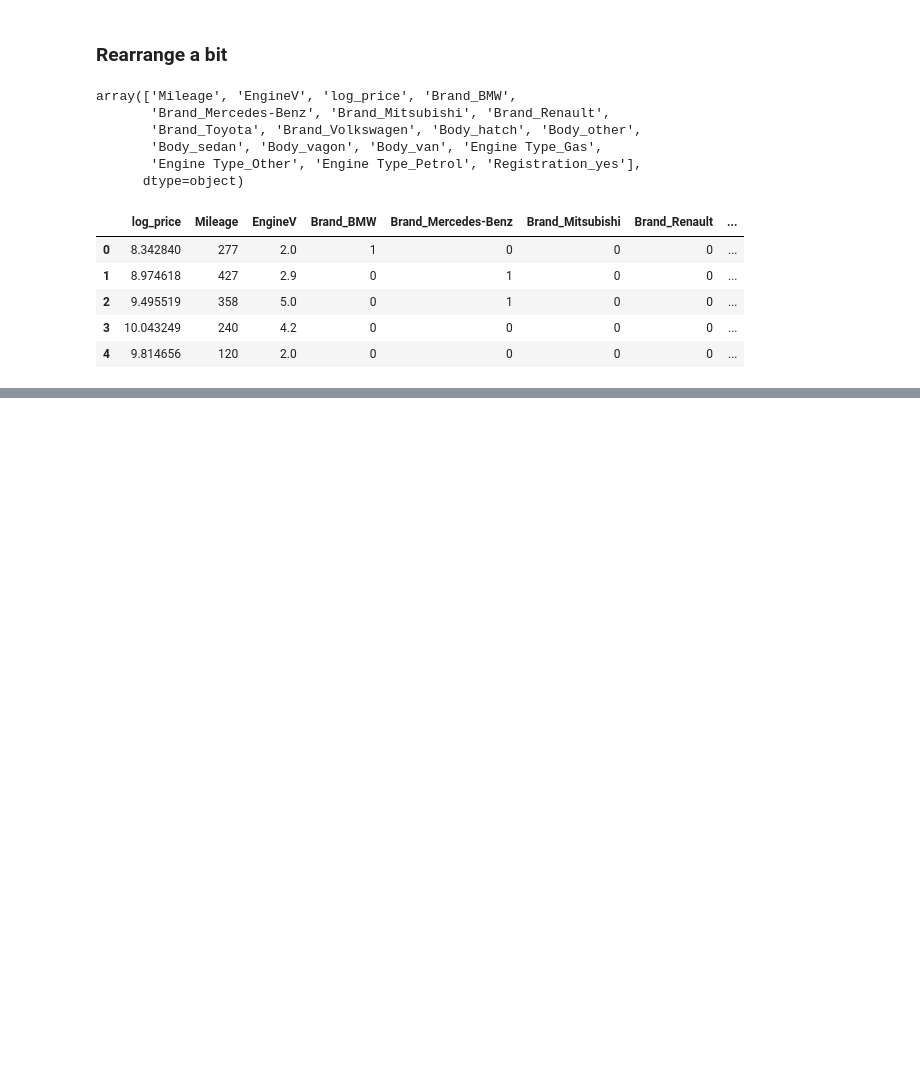
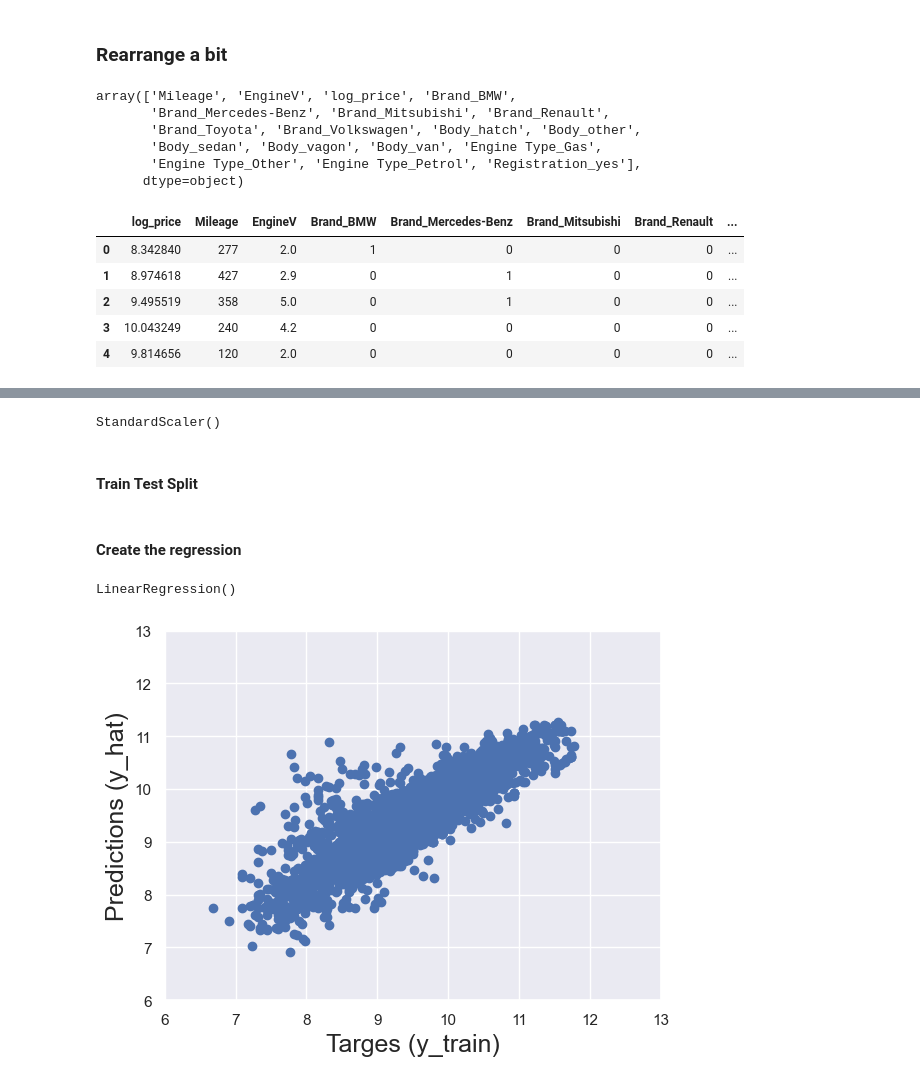
Before and after one commit to mekchou/UdemyDSBootcamp, a Jupyter notebook: Sec35/L225sklearn - Linear Regression - Practical Example.ipynb, the cells around one changed output, grey strips where cells are left out. Cells and saved outputs as stored; diff of their text form; code cells hidden in the pictures; blank space fills up the shorter version.

```diff
--- a/Sec35/L225sklearn - Linear Regression - Practical Example.ipynb
+++ b/Sec35/L225sklearn - Linear Regression - Practical Example.ipynb
@@ -400,0 +410,33 @@ data_preprocessed.head()
+# %%
+# it's not usually recommended to standardize dummy variables
+# in ml perspective, scaling has no effect on the predictive power of dummies. once scaled, they lose all their dummy meaning
+from sklearn.preprocessing import StandardScaler
+scaler = StandardScaler()
+scaler.fit(inputs)
+# %% [output]
+StandardScaler()
+# %%
+inputs_scaled = scaler.transform(inputs)
+# %% [markdown]
+#### Train Test Split
+# %%
+from sklearn.model_selection import train_test_split
+x_train, x_test, y_train, y_test = train_test_split(inputs_scaled, targets, test_size=0.2, random_state=365)
+# %% [markdown]
+#### Create the regression
+# %%
+reg = LinearRegression()
+reg.fit(x_train, y_train)
+# %% [output]
+LinearRegression()
+# %%
+y_hat = reg.predict(x_train)
+# %%
+plt.scatter(y_train,y_hat)
+plt.xlabel('Targes (y_train)',size=18)
+plt.ylabel('Predictions (y_hat)',size = 18)
+plt.xlim(6,13)
+plt.ylim(6,13)
+plt.show()
+# %% [output]
+[figure, added]
```
Also changed, not shown: parts of 11 cells of this notebook.
